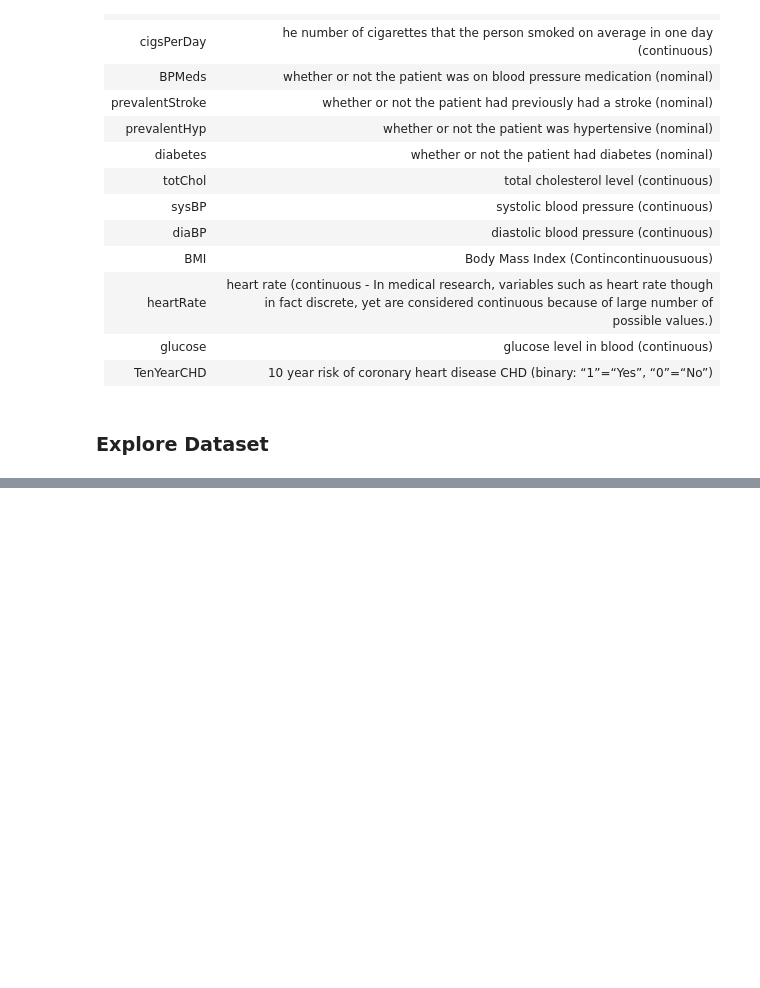
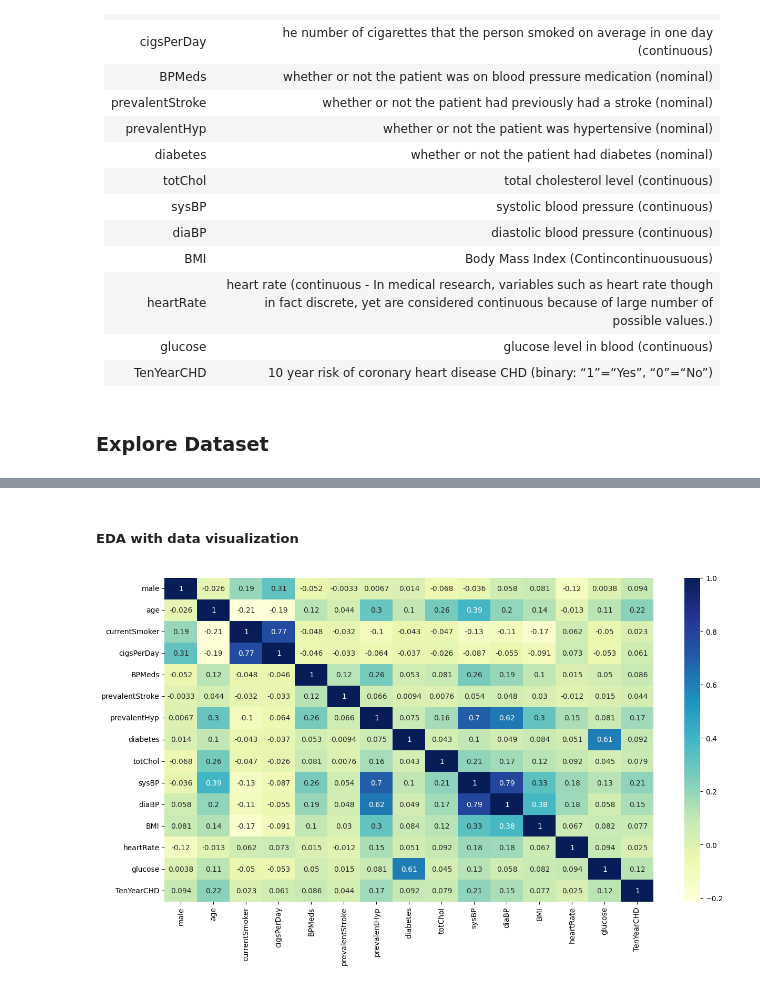
Before and after one commit to yangfuchun/Heart_Disease_Prediction_and_Optimization, a Jupyter notebook: Code.ipynb, the cells around one changed output, grey strips where cells are left out. Saved outputs shown, nothing was run; the diff lists cells and outputs as text; code cells hidden in the pictures; blank space fills up the shorter version.

```diff
--- a/Code.ipynb
+++ b/Code.ipynb
@@ -45,0 +251,14 @@ from sklearn.neighbors import KNeighborsClassifier
+# %% [markdown]
+##### EDA with data visualization
+# %%
+# Compute correlation matrix
+corr = df.corr()
+
+# Create correlation heatmap
+plt.figure(figsize=(15, 8))
+sns.heatmap(corr, cmap="YlGnBu", annot=True)
+
+# Show plot
+plt.show()
+# %% [output]
+[figure, added]
```
Also changed, not shown: parts of 158 cells of this notebook, 1 other file.
